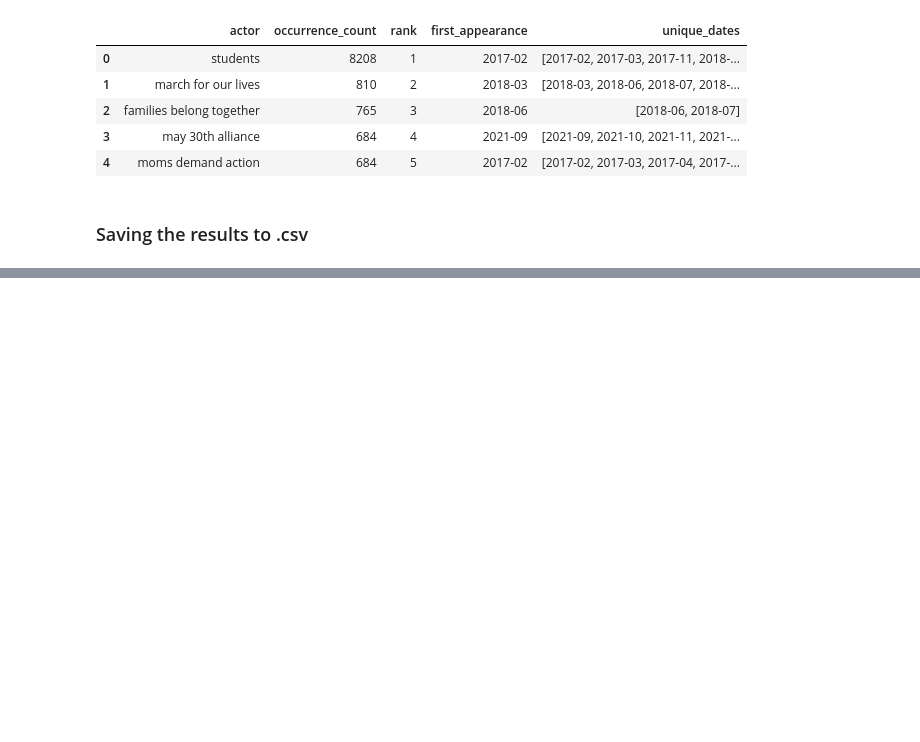
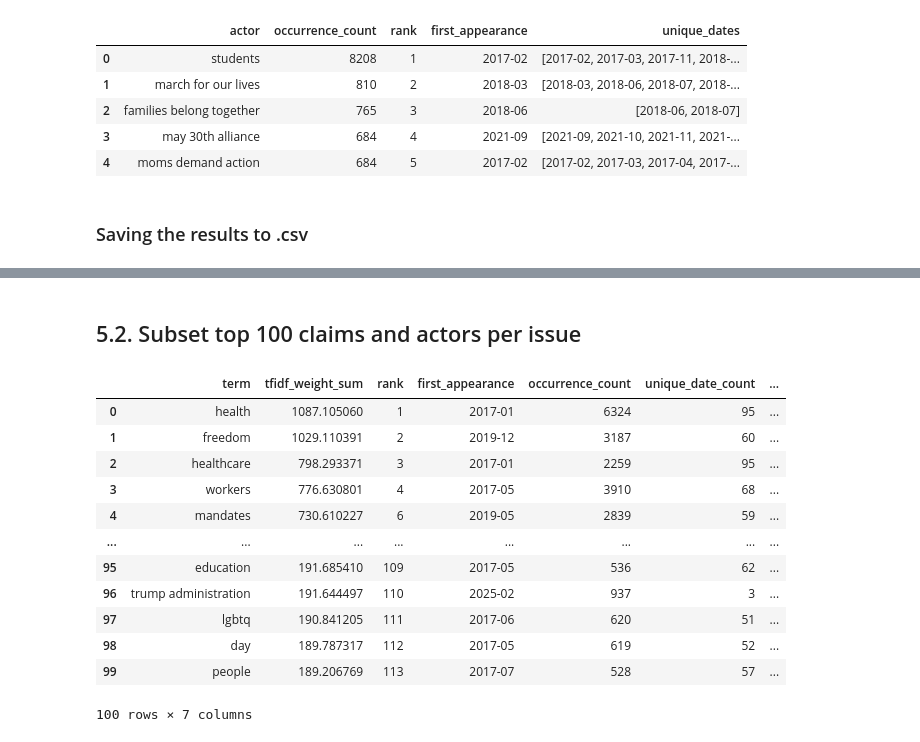
Before and after one commit to pablo-fdz/F-N_hw1, a Jupyter notebook: creating_gtrend_urls.ipynb, the cells around one changed output, grey strips where cells are left out. Saved outputs shown, nothing was run; the diff lists cells and outputs as text; code cells hidden in the pictures; blank space fills up the shorter version.

```diff
--- a/creating_gtrend_urls.ipynb
+++ b/creating_gtrend_urls.ipynb
@@ -901,0 +990,9 @@ guns_top_actors.to_csv('clean_data/top_actors/guns_and_criminal_justice_top_acto
+# %%
+# Importing the top claims
+healthcare_top_claims = pd.read_csv('clean_data/top_claims/healthcare_top_claims.csv')
+racism_top_claims = pd.read_csv('clean_data/top_claims/racism_and_immigration_top_claims.csv')
+housing_top_claims = pd.read_csv('clean_data/top_claims/housing_top_claims.csv')
+guns_top_claims = pd.read_csv('clean_data/top_claims/guns_and_criminal_justice_top_claims.csv')
+
+# Print the first few rows of the first data frame as a reference
+healthcare_top_claims.head()
@@ -901,0 +1022,44 @@ guns_top_actors.to_csv('clean_data/top_actors/guns_and_criminal_justice_top_acto
+# %% [markdown]
+## 5.2. Subset top 100 claims and actors per issue
+# %%
+# Subset top 100 claims and actors per issue
+healthcare_top_100_claims = healthcare_top_claims.head(100)
+racism_top_100_claims = racism_top_claims.head(100)
+housing_top_100_claims = housing_top_claims.head(100)
+guns_top_100_claims = guns_top_claims.head(100)
+
+healthcare_top_100_actors = healthcare_top_actors.head(100)
+racism_top_100_actors = racism_top_actors.head(100)
+housing_top_100_actors = housing_top_actors.head(100)
+guns_top_100_actors = guns_top_actors.head(100)
+
+# Create a dictionary to store the top claims and actors for each topic
+top_100_claims_dict = {
+    'healthcare': healthcare_top_100_claims,
+    'racism_and_immigration': racism_top_100_claims,
+    'housing': housing_top_100_claims,
+    'guns_and_criminal_justice': guns_top_100_claims
+}
+
+top_100_actors_dict = {
+    'healthcare': healthcare_top_100_actors,
+    'racism_and_immigration': racism_top_100_actors,
+    'housing': housing_top_100_actors,
+    'guns_and_criminal_justice': guns_top_100_actors
+}
+# %%
+healthcare_top_100_claims
+# %% [output]
+|  | term | tfidf_weight_sum | rank | first_appearance | occurrence_count | unique_date_count | ... |
+| 0 | health | 1087.105060 | 1 | 2017-01 | 6324 | 95 | ... |
+| 1 | freedom | 1029.110391 | 2 | 2019-12 | 3187 | 60 | ... |
+| 2 | healthcare | 798.293371 | 3 | 2017-01 | 2259 | 95 | ... |
+| 3 | workers | 776.630801 | 4 | 2017-05 | 3910 | 68 | ... |
+| 4 | mandates | 730.610227 | 6 | 2019-05 | 2839 | 59 | ... |
+| ... | ... | ... | ... | ... | ... | ... | ... |
+| 95 | education | 191.685410 | 109 | 2017-05 | 536 | 62 | ... |
+| 96 | trump administration | 191.644497 | 110 | 2025-02 | 937 | 3 | ... |
+| 97 | lgbtq | 190.841205 | 111 | 2017-06 | 620 | 51 | ... |
+| 98 | day | 189.787317 | 112 | 2017-05 | 619 | 52 | ... |
+| 99 | people | 189.206769 | 113 | 2017-07 | 528 | 57 | ... |
+100 rows × 7 columns
```
Also changed, not shown: parts of 33 cells of this notebook, 3 other files.
